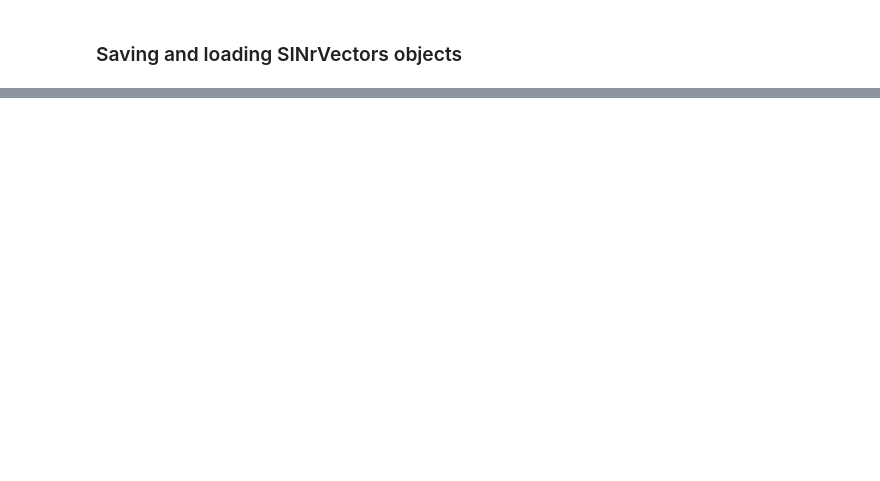
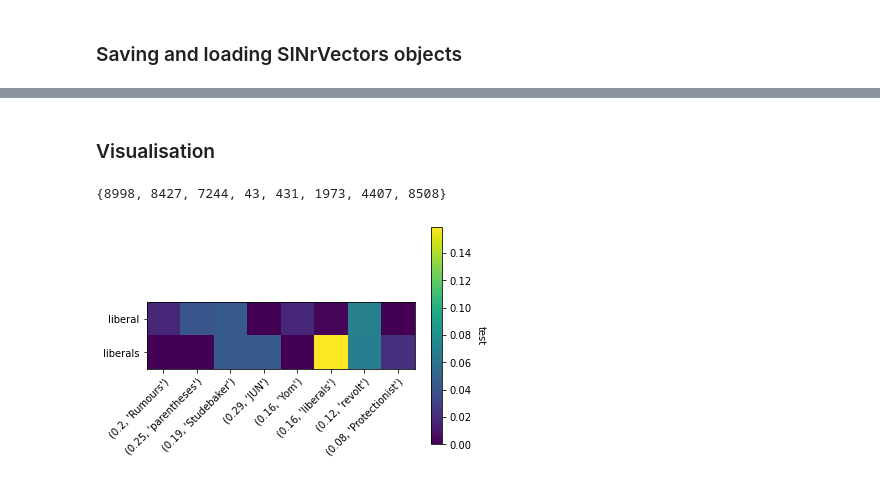
Before and after one commit to SINr-Embeddings/sinr, a Jupyter notebook: notebooks/reuters.ipynb, the cells around one changed output, grey strips where cells are left out. Drawn from its saved outputs; the diff is of its cells as text; code cells hidden in the pictures; blank space fills up the shorter version.

Commit message:
First attempt for visualization using heatmap

```diff
--- a/notebooks/reuters.ipynb
+++ b/notebooks/reuters.ipynb
@@ -221,3 +216,5 @@ sinr_vectors_new.get_obj_stereotypes_and_descriptors("liberal", topk_dim=5, topk
    (0.12, 'acknowledging'),
    (0.11, 'responsibly')],
   'descriptors': [(0.0, 'that')]}]
+# %% [markdown]
+### Visualisation
@@ -223,0 +223,7 @@ sinr_vectors_new.get_obj_stereotypes_and_descriptors("liberal", topk_dim=5, topk
+# %%
+sinr_viz = viz.SINrViz(sinr_vectors)
+# %%
+sinr_viz.compare_stereotypes(["liberal", "liberals"])
+# %% [output]
+{8998, 8427, 7244, 43, 431, 1973, 4407, 8508}
+[figure, added]
```
Also changed, not shown: parts of 16 cells of this notebook, 2 other files.
